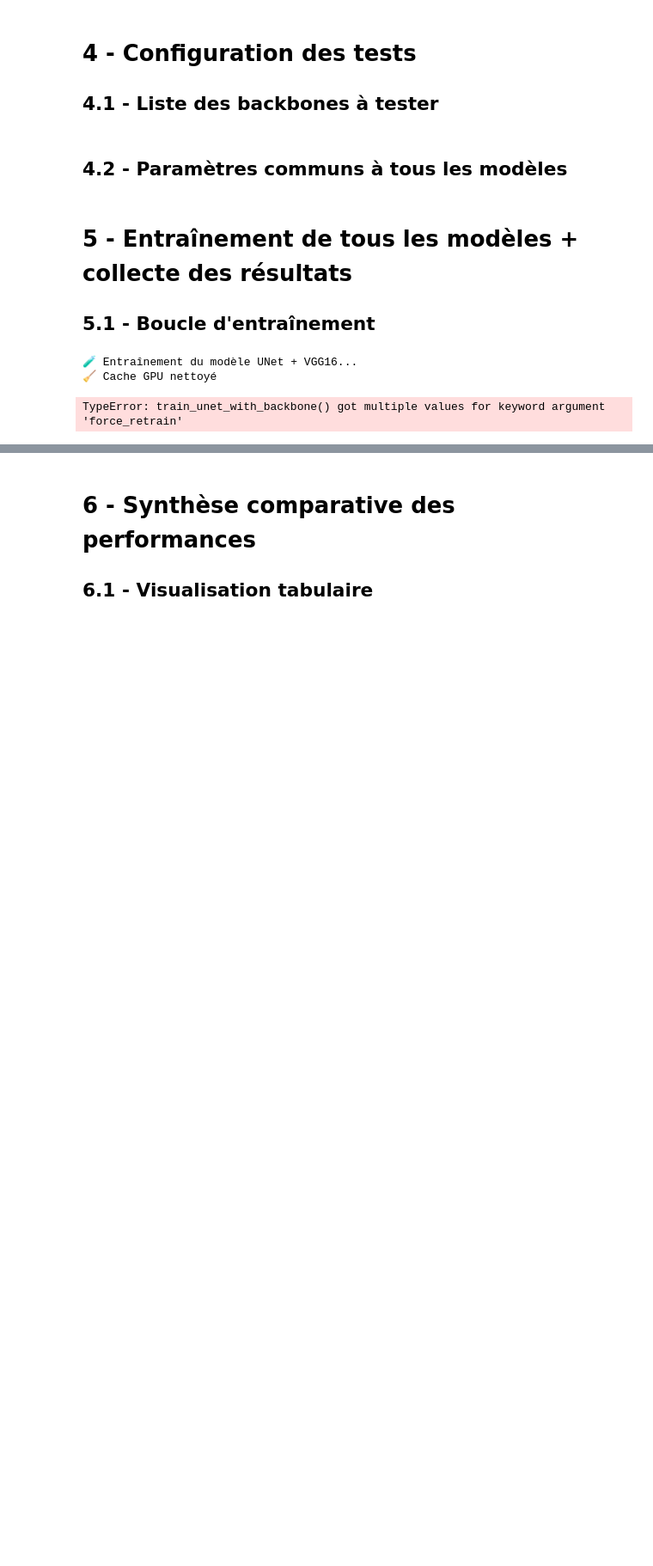
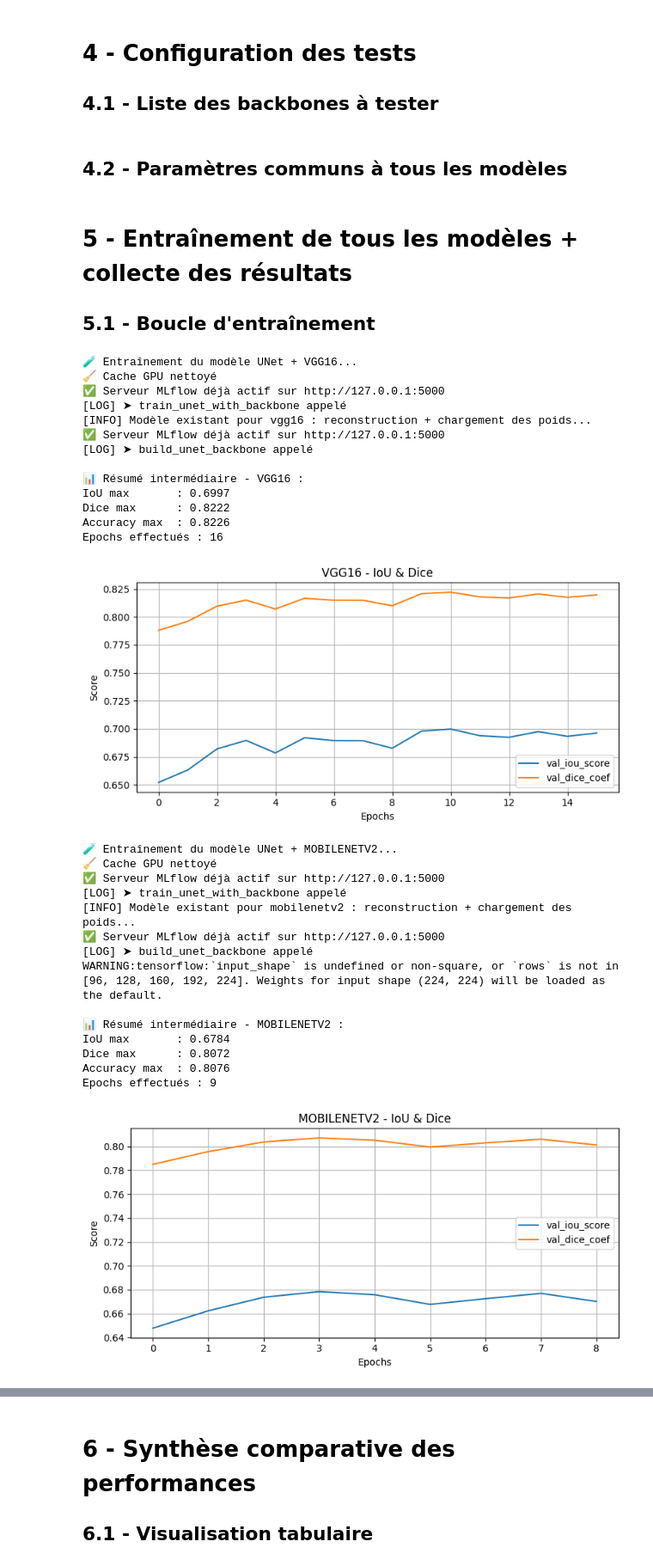
Before and after one commit to Arnaud66170/P08_segmentation_model_v2, a Jupyter notebook: notebooks/03_model_transfer_learning.ipynb, the cells around one changed output, grey strips where cells are left out. Shown at 86% size. Cells and saved outputs as stored; diff of their text form; code cells hidden in the pictures; blank space fills up the shorter version.

```diff
--- a/notebooks/03_model_transfer_learning.ipynb
+++ b/notebooks/03_model_transfer_learning.ipynb
@@ -147,7 +147,7 @@ for b in backbones:
     print("🧹 Cache GPU nettoyé")
 
     # ⚠️ Gestion du force_retrain spécifique à chaque backbone
-    force_retrain = (b == "efficientnetb0")  # True uniquement pour efficientnetb0
+    # force_retrain = (b == "efficientnetb0")  # True uniquement pour efficientnetb0
 
     model, history = train_unet_with_backbone(
         backbone_name=b,
@@ -155,7 +155,7 @@ for b in backbones:
         Y_train=Y_train,
         X_val=X_val,
         Y_val=Y_val,
-        force_retrain=force_retrain,
+        force_retrain=False,
         img_size=params['img_size'],
         epochs=params['epochs'],
         batch_size=params['batch_size'],
@@ -169,31 +169,57 @@ for b in backbones:
 
     results.append({
         "backbone": b,
         "val_iou": val_iou,
         "val_dice": val_dice,
         "val_accuracy": val_acc,
         "epochs_run": train_time
     })
 
     # Visualisation
     print(f"\n📊 Résumé intermédiaire - {b.upper()} :")
     print(f"IoU max       : {val_iou:.4f}")
     print(f"Dice max      : {val_dice:.4f}")
     print(f"Accuracy max  : {val_acc:.4f}")
     print(f"Epochs effectués : {train_time}")
 
     plt.figure(figsize=(8, 4))
     plt.plot(history["val_iou_score"], label="val_iou_score")
     plt.plot(history["val_dice_coef"], label="val_dice_coef")
     plt.title(f"{b.upper()} - IoU & Dice")
     plt.xlabel("Epochs")
     plt.ylabel("Score")
     plt.grid(True)
     plt.legend()
     plt.tight_layout()
     plt.savefig(outputs_dir / f"curve_iou_dice_{b}.png")
     plt.show()
 # %% [output]
 🧪 Entraînement du modèle UNet + VGG16...
 🧹 Cache GPU nettoyé
+✅ Serveur MLflow déjà actif sur http://127.0.0.1:5000
+[LOG] ➤ train_unet_with_backbone appelé
+[INFO] Modèle existant pour vgg16 : reconstruction + chargement des poids...
+✅ Serveur MLflow déjà actif sur http://127.0.0.1:5000
+[LOG] ➤ build_unet_backbone appelé
+
+📊 Résumé intermédiaire - VGG16 :
+IoU max       : 0.6997
+Dice max      : 0.8222
+Accuracy max  : 0.8226
+Epochs effectués : 16
+[figure, added]
-TypeError: train_unet_with_backbone() got multiple values for keyword argument 'force_retrain'
+🧪 Entraînement du modèle UNet + MOBILENETV2...
+🧹 Cache GPU nettoyé
+✅ Serveur MLflow déjà actif sur http://127.0.0.1:5000
+[LOG] ➤ train_unet_with_backbone appelé
+[INFO] Modèle existant pour mobilenetv2 : reconstruction + chargement des poids...
+✅ Serveur MLflow déjà actif sur http://127.0.0.1:5000
+[LOG] ➤ build_unet_backbone appelé
+WARNING:tensorflow:`input_shape` is undefined or non-square, or `rows` is not in [96, 128, 160, 192, 224]. Weights for input shape (224, 224) will be loaded as the default.
+
+📊 Résumé intermédiaire - MOBILENETV2 :
+IoU max       : 0.6784
+Dice max      : 0.8072
+Accuracy max  : 0.8076
+Epochs effectués : 9
+[figure, added]
```
Also changed, not shown: parts of 7 cells of this notebook, 3 other files.
